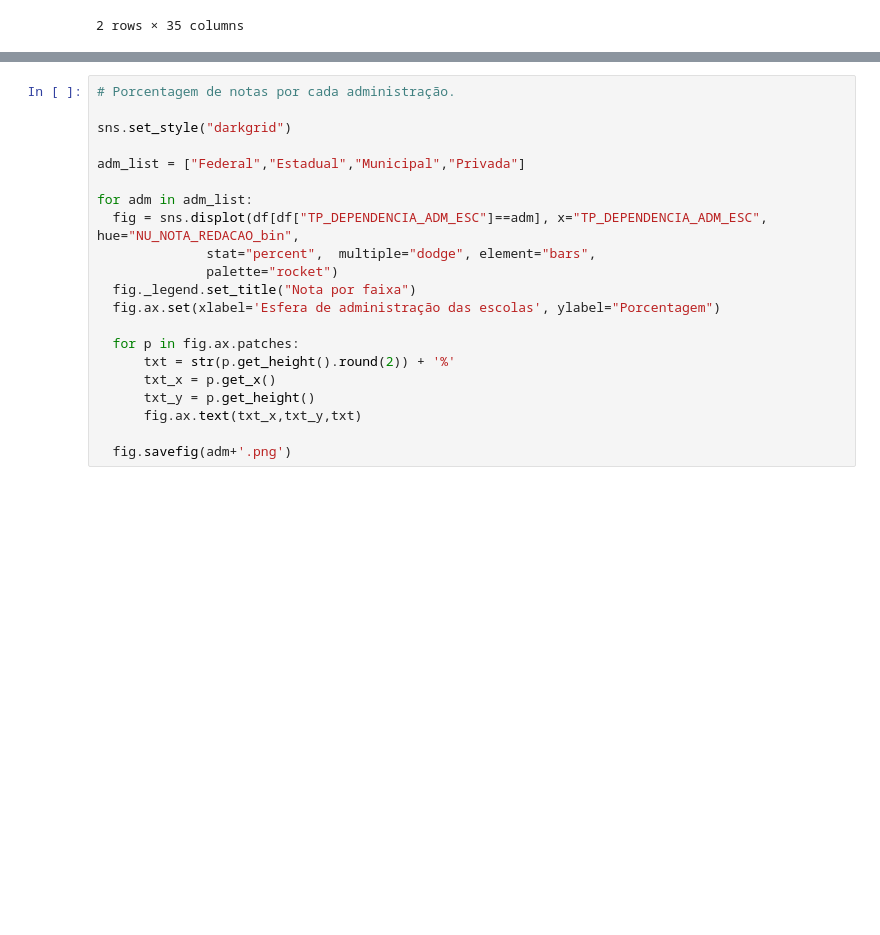
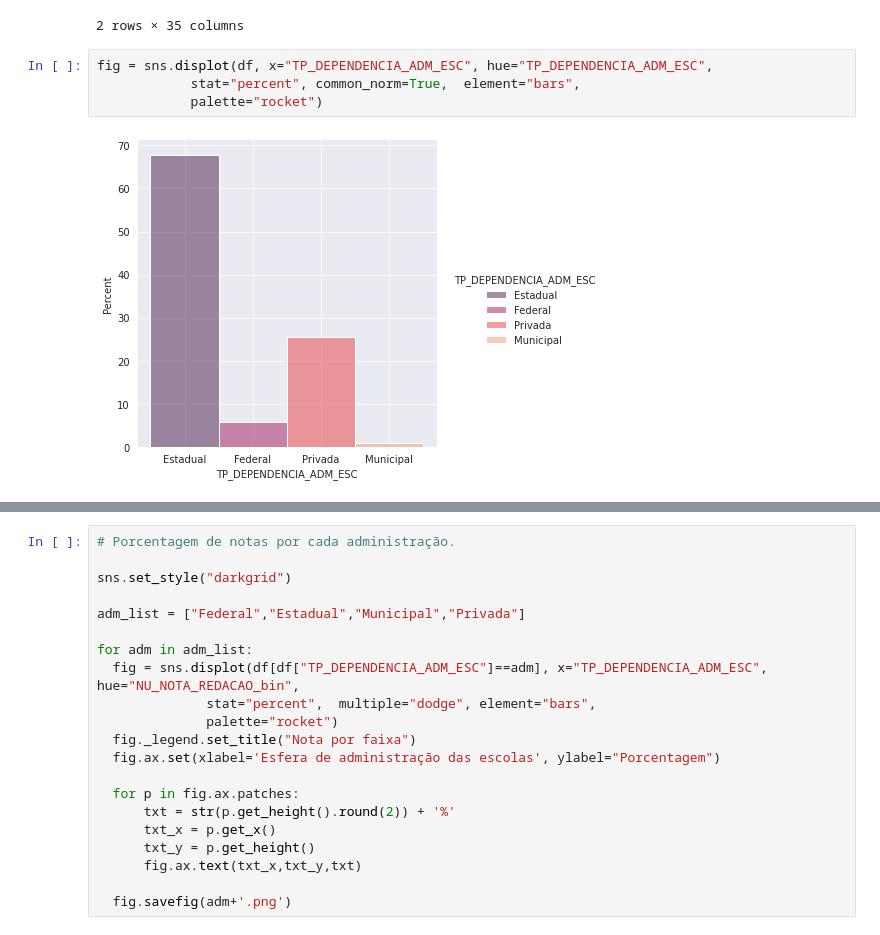
Before and after one commit to anasampa/data_analysis_enem, a Jupyter notebook: enem.ipynb, the cells around one changed output, grey strips where cells are left out. Cells and saved outputs as stored; diff of their text form; blank space fills up the shorter version.

```diff
--- a/enem.ipynb
+++ b/enem.ipynb
@@ -151,3 +151,9 @@ df.head(2)
 | 0 | NaN | NaN | NaN | NaN | F | F | B | ... |
 | 1 | NaN | NaN | NaN | NaN | B | B | B | ... |
 2 rows × 35 columns
+# %%
+fig = sns.displot(df, x="TP_DEPENDENCIA_ADM_ESC", hue="TP_DEPENDENCIA_ADM_ESC",
+            stat="percent", common_norm=True,  element="bars",
+            palette="rocket")
+# %% [output]
+[figure, added]
```
Also changed, not shown: parts of 12 cells of this notebook.
